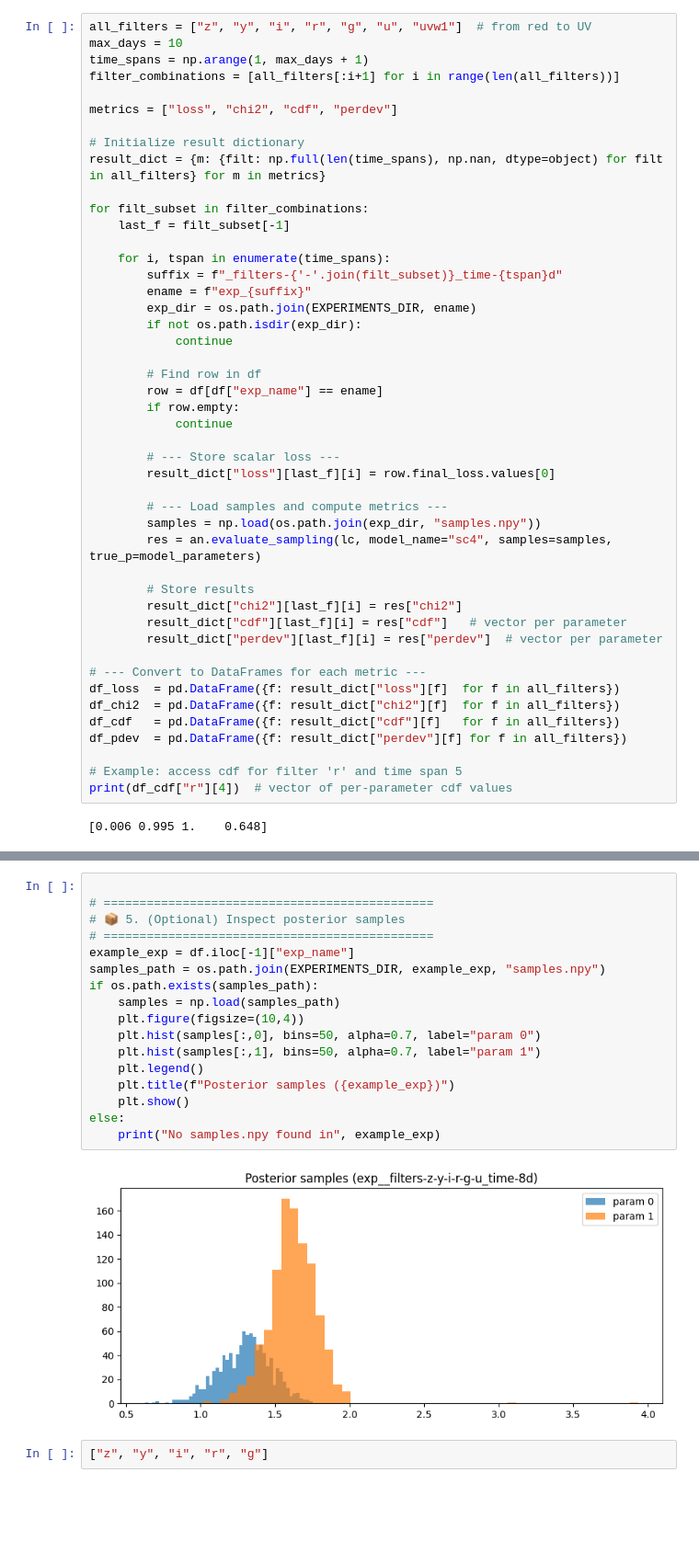
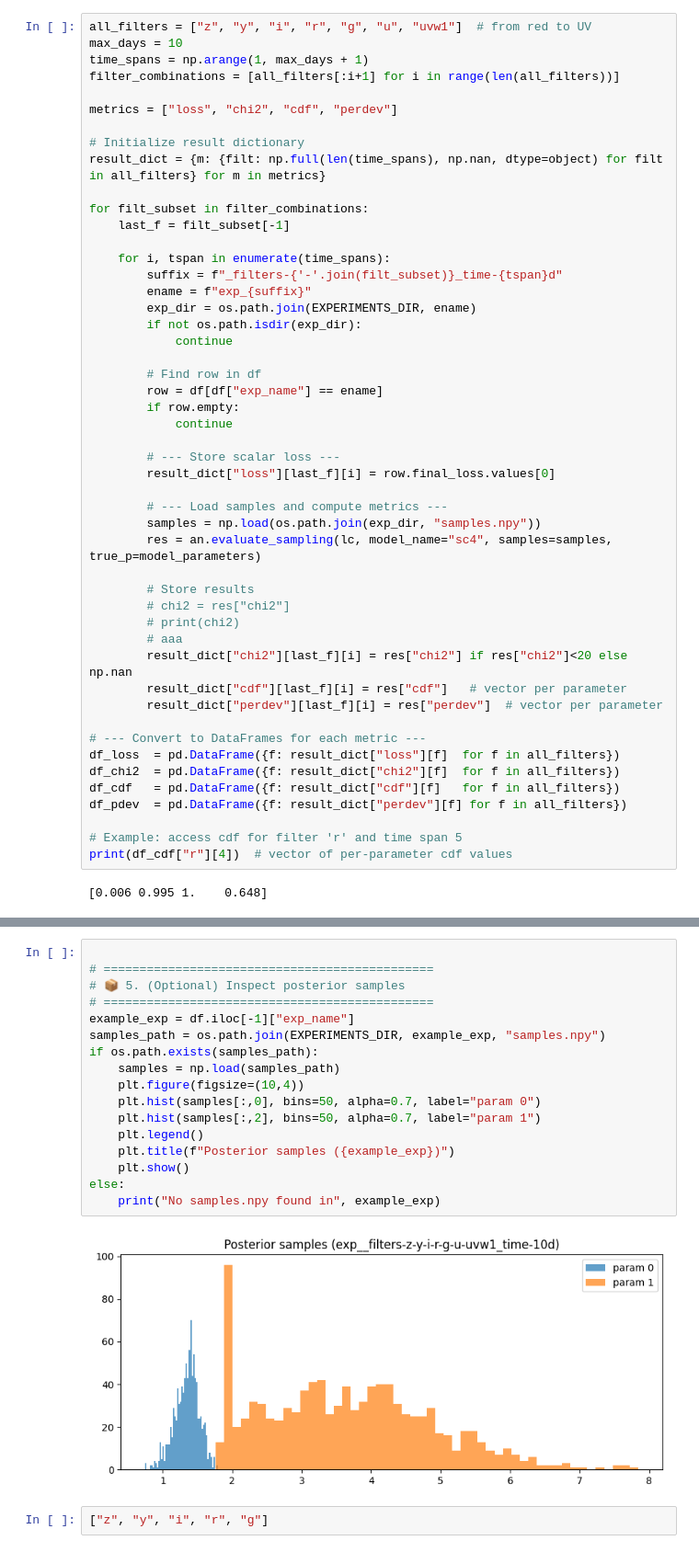
Before and after one commit to gsmteixeira/pilca, a Jupyter notebook: notebooks/04_evaluating_experiments.ipynb, the cells around one changed output, grey strips where cells are left out. Shown: that part at 92% size. Saved outputs shown, nothing was run; the diff lists cells and outputs as text; blank space fills up the shorter version.

```diff
--- a/notebooks/04_evaluating_experiments.ipynb
+++ b/notebooks/04_evaluating_experiments.ipynb
@@ -218,7 +214,10 @@ for filt_subset in filter_combinations:
         res = an.evaluate_sampling(lc, model_name="sc4", samples=samples, true_p=model_parameters)
 
         # Store results
-        result_dict["chi2"][last_f][i] = res["chi2"]
+        # chi2 = res["chi2"]
+        # print(chi2)
+        # aaa
+        result_dict["chi2"][last_f][i] = res["chi2"] if res["chi2"]<20 else np.nan
         result_dict["cdf"][last_f][i] = res["cdf"]   # vector per parameter
         result_dict["perdev"][last_f][i] = res["perdev"]  # vector per parameter
 
@@ -315,22 +314,22 @@ plot_heatmap(global_perdev_df, "Mean |PerDev| across all parameters", "Mean |Per
 # %%
 
 # ==============================================
 # 📦 5. (Optional) Inspect posterior samples
 # ==============================================
 example_exp = df.iloc[-1]["exp_name"]
 samples_path = os.path.join(EXPERIMENTS_DIR, example_exp, "samples.npy")
 if os.path.exists(samples_path):
     samples = np.load(samples_path)
     plt.figure(figsize=(10,4))
     plt.hist(samples[:,0], bins=50, alpha=0.7, label="param 0")
-    plt.hist(samples[:,1], bins=50, alpha=0.7, label="param 1")
+    plt.hist(samples[:,2], bins=50, alpha=0.7, label="param 1")
     plt.legend()
     plt.title(f"Posterior samples ({example_exp})")
     plt.show()
 else:
     print("No samples.npy found in", example_exp)
 # %% [output]
-[figure, old version]
+[figure, new version]
 # %%
 ["z", "y", "i", "r", "g"]
 # %% [output]
```
Also changed, not shown: parts of 6 cells of this notebook, 2 other files.
